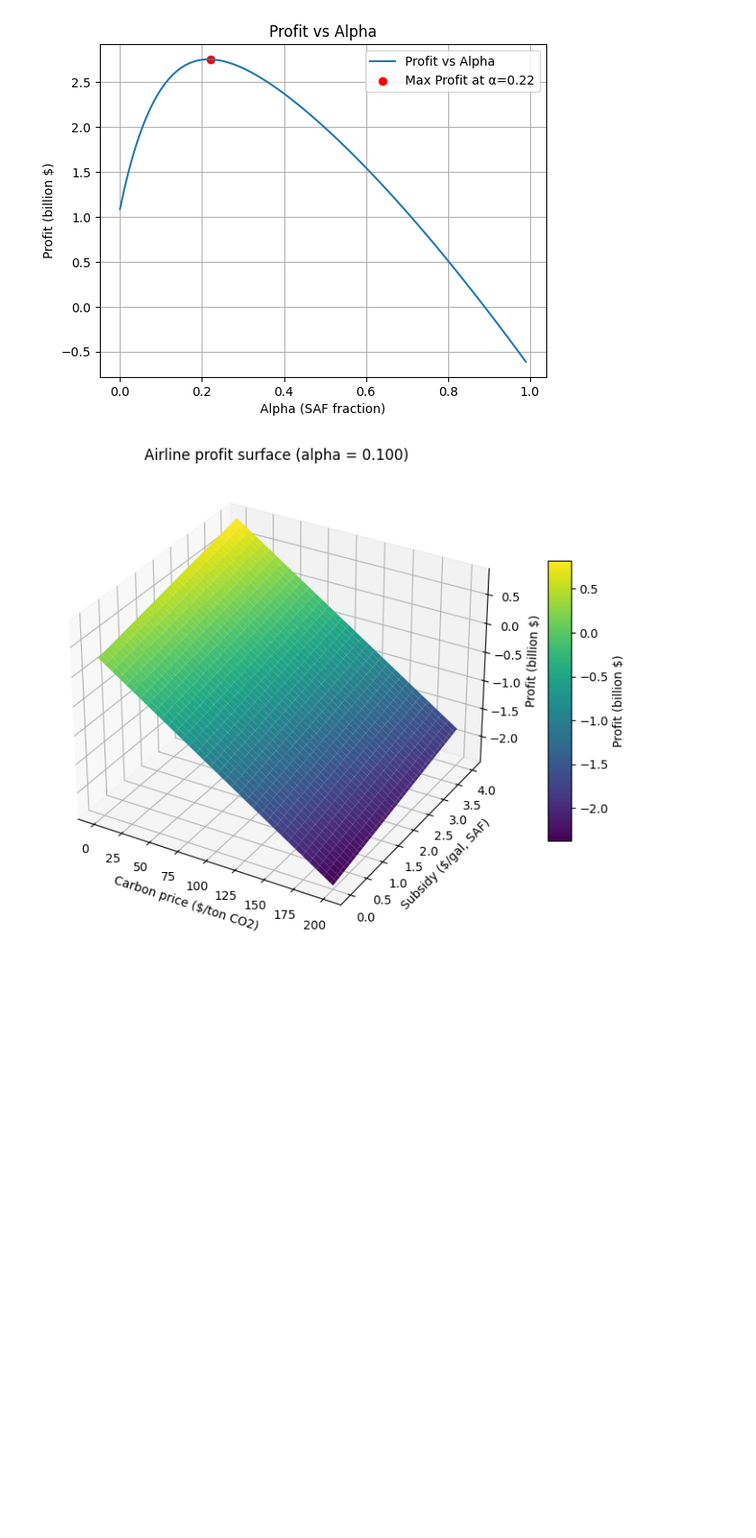
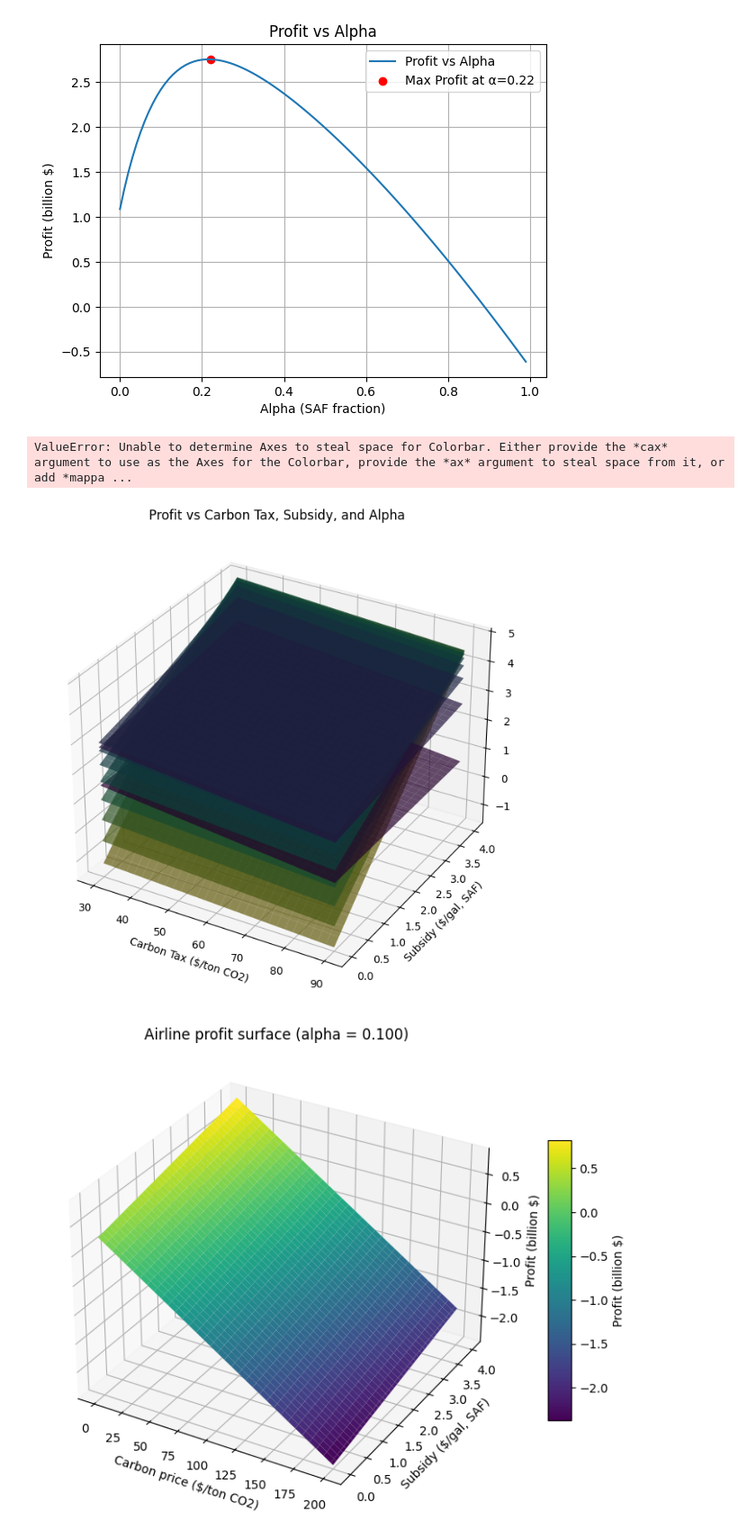
Before and after one commit to Charukhesh/StackelbergGame_SAF, a Jupyter notebook: model_elas_rev.ipynb, the cells around one changed output. Shown: that part at 90% size. Drawn from its saved outputs; the diff is of its cells as text; code cells hidden in the pictures; blank space fills up the shorter version.

```diff
--- a/model_elas_rev.ipynb
+++ b/model_elas_rev.ipynb
@@ -118,6 +118,50 @@ plt.show()
 # %% [output]
 Maximum profit = 2.755 billion $ at alpha = 0.220
 [figure]
+# %%
+alpha = np.linspace(0,0.99,10) # Use more steps for smoother surfaces
+carbon_tax = np.linspace(30,90,30) # Use more steps for smoother surfaces
+subsidy_per_gal = np.linspace(0, 4, 30) # Use more steps for smoother surfaces
+
+# Create meshgrids for alpha, carbon tax, and subsidy
+ALPHA, CARBON_TAX, SUBSIDY = np.meshgrid(alpha, carbon_tax, subsidy_per_gal, indexing='ij')
+
+# Calculate profit for each combination of alpha, carbon tax, and subsidy
+PROFIT = np.zeros_like(ALPHA)
+for i in range(ALPHA.shape[0]):
+    for j in range(ALPHA.shape[1]):
+        for k in range(ALPHA.shape[2]):
+            profit_b, info = compute_profit_for_alpha(ALPHA[i, j, k], SUBSIDY[i, j, k], CARBON_TAX[i, j, k])
+            PROFIT[i, j, k] = profit_b
+
+# Create the 3D plot
+fig = plt.figure(figsize=(12, 8))
+ax = fig.add_subplot(111, projection='3d')
+
+# Plot surfaces for different alpha values
+# Use the alpha value to determine the color of each surface
+colors = plt.cm.viridis(np.linspace(0, 1, len(alpha)))
+
+for i in range(ALPHA.shape[0]):
+    # Plot the surface for the current alpha value
+    # Use CARBON_TAX and SUBSIDY as X and Y, PROFIT as Z
+    surf = ax.plot_surface(CARBON_TAX[i, :, :], SUBSIDY[i, :, :], PROFIT[i, :, :], color=colors[i], edgecolor='none', linewidth=0, antialiased=True, alpha=0.7)
+
+ax.set_xlabel('Carbon Tax ($/ton CO2)')
+ax.set_ylabel('Subsidy ($/gal, SAF)')
+ax.set_zlabel('Profit (billion $)')
+ax.set_title('Profit vs Carbon Tax, Subsidy, and Alpha')
+
+# Add a colorbar to show the alpha values
+sm = plt.cm.ScalarMappable(cmap='viridis', norm=plt.Normalize(vmin=alpha.min(), vmax=alpha.max()))
+sm.set_array([]) # Needed for the colorbar to work
+cbar = fig.colorbar(sm, ax=ax, pad=0.1) # Specify the axes for the colorbar
+cbar.set_label('Alpha (SAF fraction)')
+
+plt.show()
+# %% [output]
+ValueError: Unable to determine Axes to steal space for Colorbar. Either provide the *cax* argument to use as the Axes for the Colorbar, provide the *ax* argument to steal space from it, or add *mappa ...
+[figure, added]
 # %%
 # -------------------------
 # Surface generator & plotting
```
Also changed, not shown: parts of 1 cell of this notebook.
